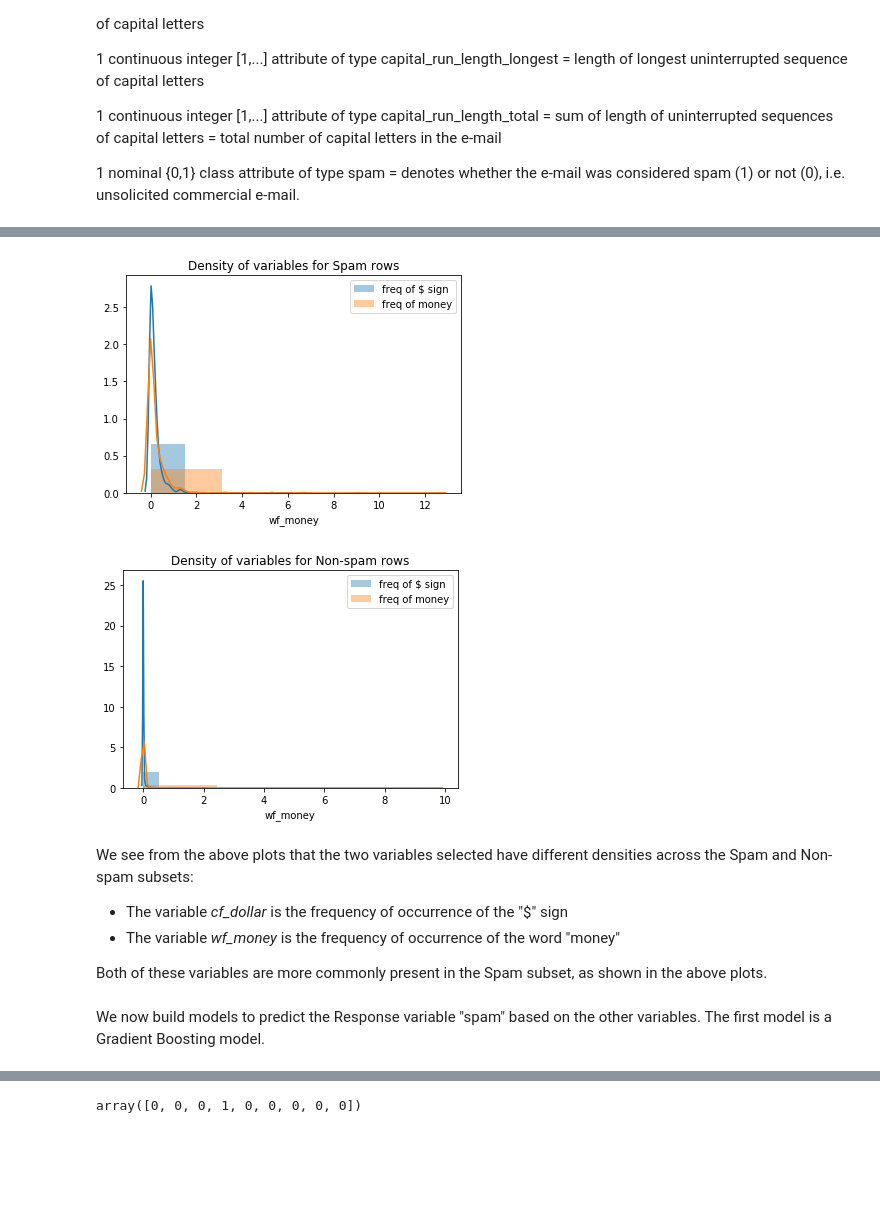
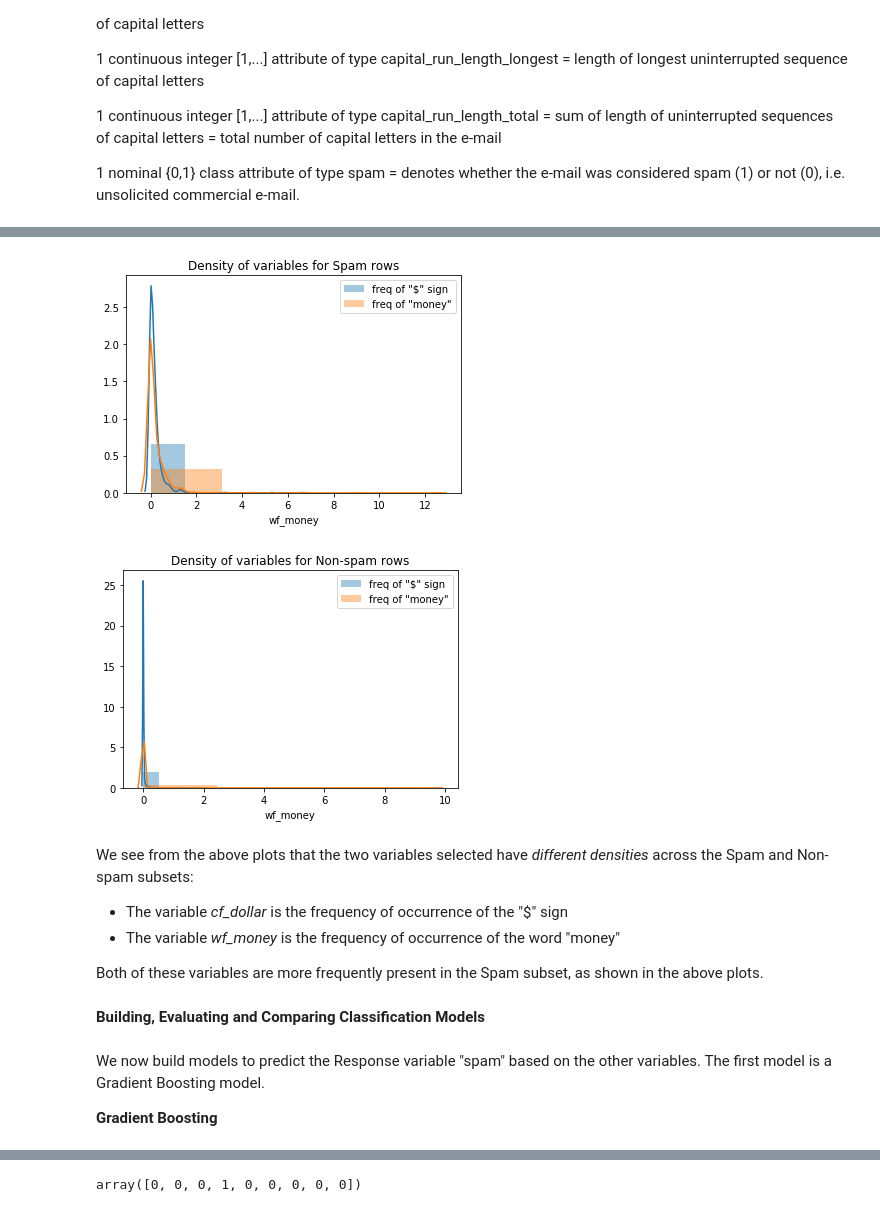
Before and after one commit to vsinha-cuny/data620, a Jupyter notebook: VSinha-Data620-Week10.ipynb, the cells around one changed output, grey strips where cells are left out. Cells and saved outputs as stored; diff of their text form; code cells hidden in the pictures; blank space fills up the shorter version.

Commit message:
improvements to email classifier models

```diff
--- a/VSinha-Data620-Week10.ipynb
+++ b/VSinha-Data620-Week10.ipynb
@@ -144,29 +155,33 @@ ds.shape
 # %%
 import seaborn as sns
-sns.distplot(ds["cf_dollar"], hist=True, label="freq of $ sign", bins=4);
-sns.distplot(ds["wf_money"], hist=True, label="freq of money", bins=4);
+sns.distplot(ds["cf_dollar"], hist=True, label="freq of \"$\" sign", bins=4);
+sns.distplot(ds["wf_money"], hist=True, label="freq of \"money\"", bins=4);
 plt.title("Density of variables for Spam rows")
 plt.legend();
 # %% [output]
-[figure, old version]
+[figure, new version]
 # %%
 
-sns.distplot(dh["cf_dollar"], hist=True, label="freq of $ sign", bins=4);
-sns.distplot(dh["wf_money"], hist=True, label="freq of money", bins=4);
+sns.distplot(dh["cf_dollar"], hist=True, label="freq of \"$\" sign", bins=4);
+sns.distplot(dh["wf_money"], hist=True, label="freq of \"money\"", bins=4);
 plt.title("Density of variables for Non-spam rows")
 plt.legend();
 # %% [output]
-[figure, old version]
+[figure, new version]
 # %% [markdown]
-We see from the above plots that the two variables selected have different densities across the Spam and Non-spam subsets:
+We see from the above plots that the two variables selected have _different densities_ across the Spam and Non-spam subsets:
 - The variable *cf_dollar* is the frequency of occurrence of the "$" sign
 - The variable *wf_money* is the frequency of occurrence of the word "money"
 
 
-Both of these variables are more commonly present in the Spam subset, as shown in the above plots.
+Both of these variables are more frequently present in the Spam subset, as shown in the above plots.
+# %% [markdown]
+**Building, Evaluating and Comparing Classification Models**
 # %% [markdown]
 We now build models to predict the Response variable "spam" based on the other variables.
 The first model is a Gradient Boosting model.
+
+**Gradient Boosting**
 # %%
 X = d1[features]
 y = d1["spam"]
```
Also changed, not shown: parts of 18 cells of this notebook.
